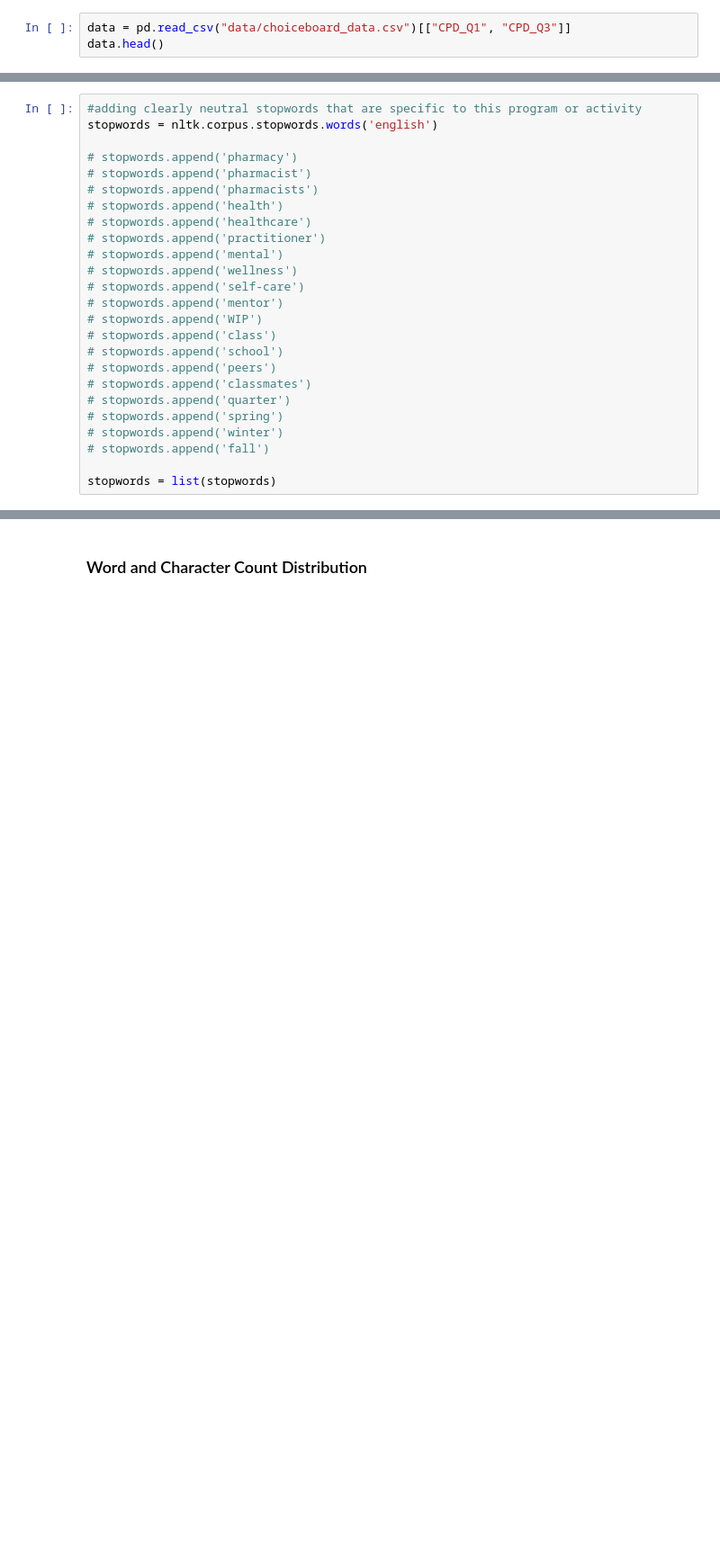
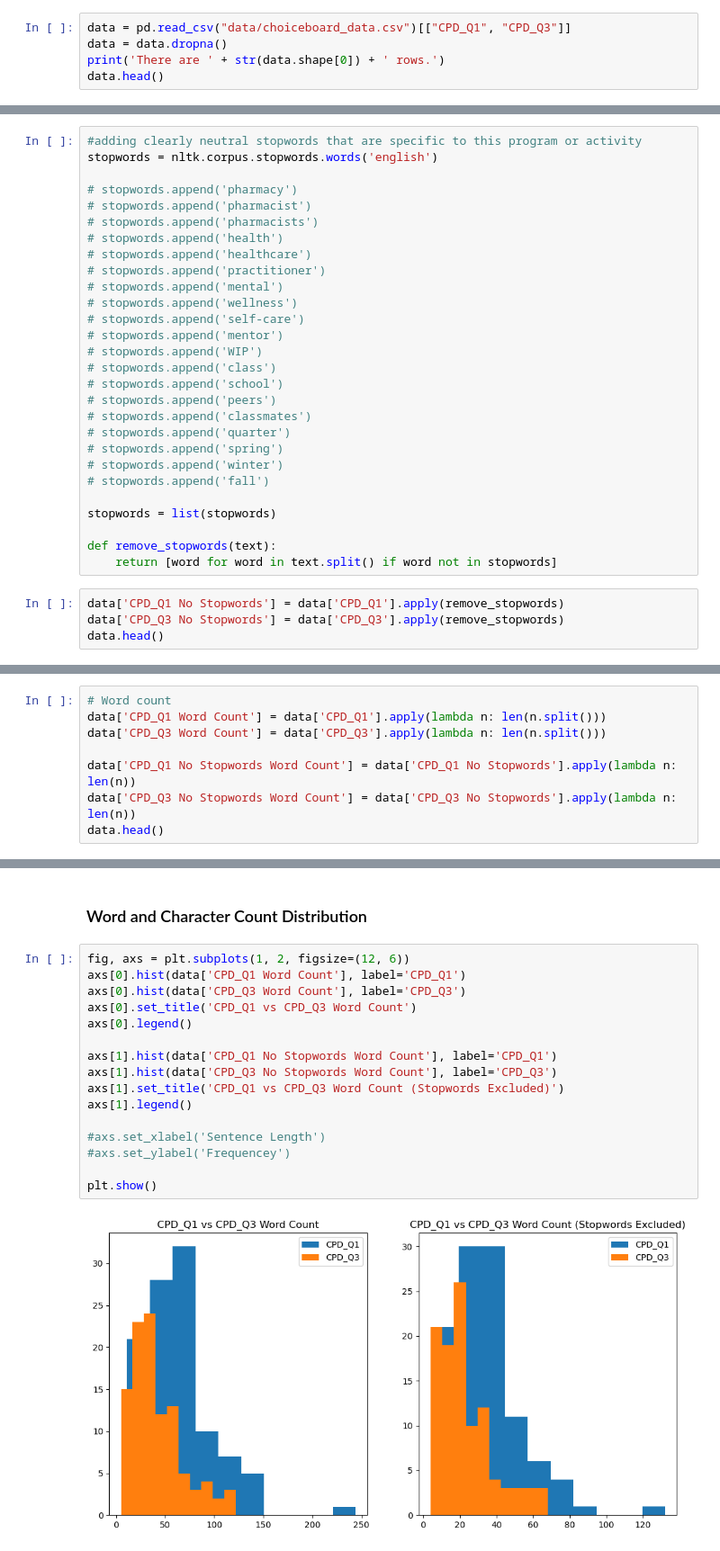
Before and after one commit to bellaachang/UW-Pharm-NLP, a Jupyter notebook: marlon_EDA.ipynb, the cells around one changed output, grey strips where cells are left out. Shown at 90% size. Saved outputs shown, nothing was run; the diff lists cells and outputs as text; blank space fills up the shorter version.

```diff
--- a/marlon_EDA.ipynb
+++ b/marlon_EDA.ipynb
@@ -31,5 +32,7 @@ import spacy
 ## Import and Pre-process Data
 # %%
 data = pd.read_csv("data/choiceboard_data.csv")[["CPD_Q1", "CPD_Q3"]]
+data = data.dropna()
+print('There are ' + str(data.shape[0]) + ' rows.')
 data.head()
 # %% [output]
@@ -64,3 +68,10 @@ stopwords = nltk.corpus.stopwords.words('english')
 # stopwords.append('fall')
 
 stopwords = list(stopwords)
+
+def remove_stopwords(text):
+    return [word for word in text.split() if word not in stopwords]
+# %%
+data['CPD_Q1 No Stopwords'] = data['CPD_Q1'].apply(remove_stopwords)
+data['CPD_Q3 No Stopwords'] = data['CPD_Q3'].apply(remove_stopwords)
+data.head()
@@ -66,0 +85,8 @@ stopwords = list(stopwords)
+# %%
+# Word count
+data['CPD_Q1 Word Count'] = data['CPD_Q1'].apply(lambda n: len(n.split()))
+data['CPD_Q3 Word Count'] = data['CPD_Q3'].apply(lambda n: len(n.split()))
+
+data['CPD_Q1 No Stopwords Word Count'] = data['CPD_Q1 No Stopwords'].apply(lambda n: len(n))
+data['CPD_Q3 No Stopwords Word Count'] = data['CPD_Q3 No Stopwords'].apply(lambda n: len(n))
+data.head()
@@ -67,2 +100,20 @@ stopwords = list(stopwords)
 # %% [markdown]
 ### Word and Character Count Distribution
+# %%
+fig, axs = plt.subplots(1, 2, figsize=(12, 6))
+axs[0].hist(data['CPD_Q1 Word Count'], label='CPD_Q1')
+axs[0].hist(data['CPD_Q3 Word Count'], label='CPD_Q3')
+axs[0].set_title('CPD_Q1 vs CPD_Q3 Word Count')
+axs[0].legend()
+
+axs[1].hist(data['CPD_Q1 No Stopwords Word Count'], label='CPD_Q1')
+axs[1].hist(data['CPD_Q3 No Stopwords Word Count'], label='CPD_Q3')
+axs[1].set_title('CPD_Q1 vs CPD_Q3 Word Count (Stopwords Excluded)')
+axs[1].legend()
+
+#axs.set_xlabel('Sentence Length')
+#axs.set_ylabel('Frequencey')
+
+plt.show()
+# %% [output]
+[figure, added]
```
Also changed, not shown: parts of 4 cells of this notebook, 2 other files.
